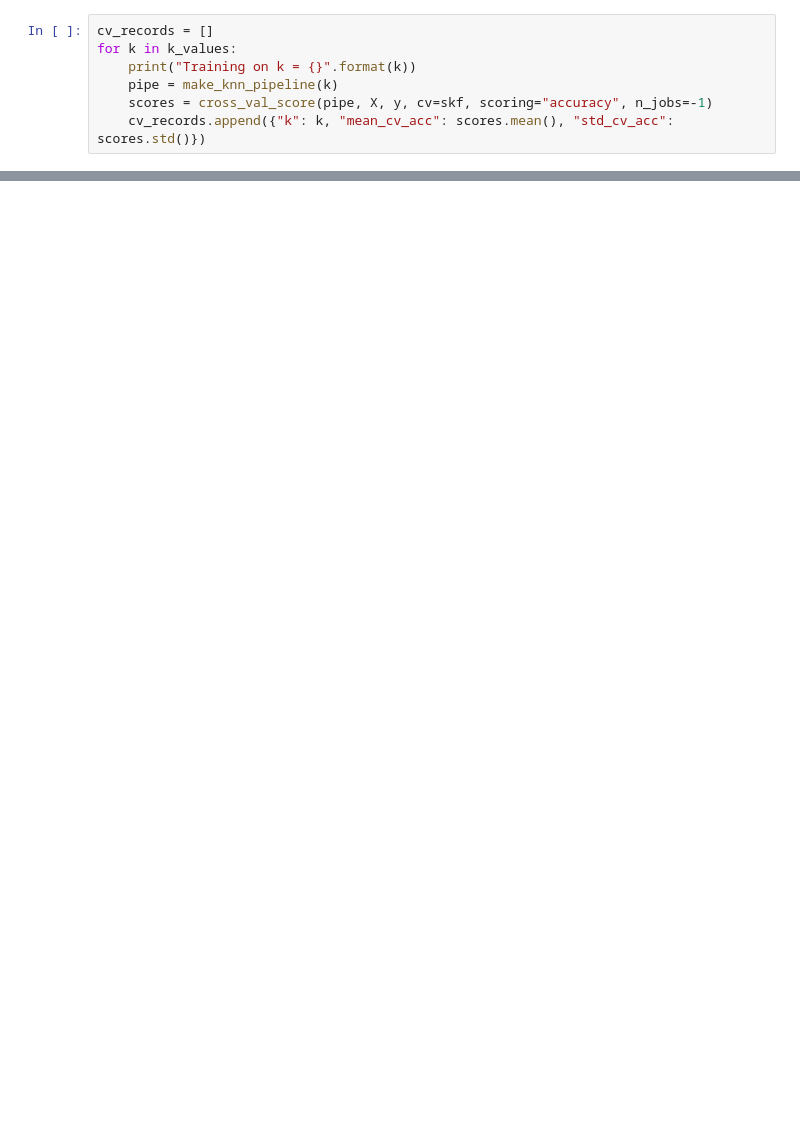
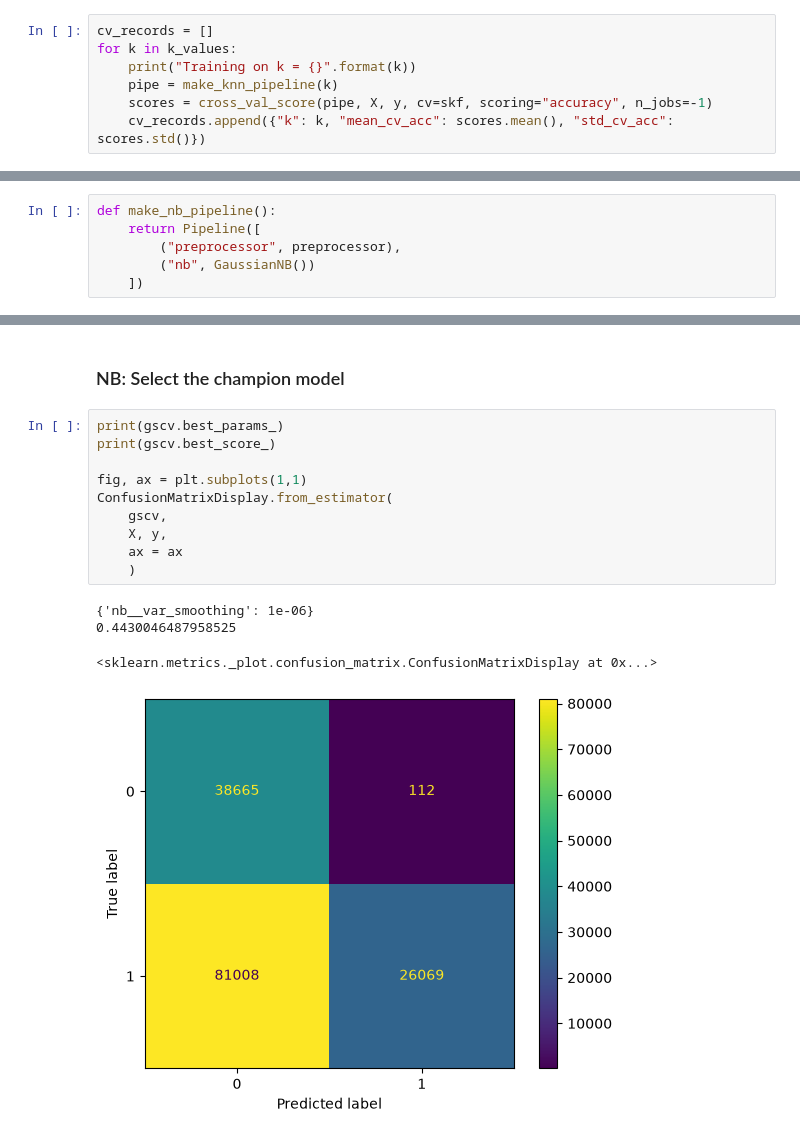
Before and after one commit to Henphan/Data-Mining-Assignment, a Jupyter notebook: src/run.ipynb, the cells around one changed output, grey strips where cells are left out. Saved outputs shown, nothing was run; the diff lists cells and outputs as text; blank space fills up the shorter version.

```diff
--- a/src/run.ipynb
+++ b/src/run.ipynb
@@ -156,0 +177,6 @@ for metric in ["test_accuracy", "test_precision", "test_recall", "test_f1"]:
+# %%
+def make_nb_pipeline():
+    return Pipeline([
+        ("preprocessor", preprocessor),
+        ("nb", GaussianNB())
+    ])
@@ -156,0 +206,17 @@ for metric in ["test_accuracy", "test_precision", "test_recall", "test_f1"]:
+# %% [markdown]
+### NB: Select the champion model
+# %%
+print(gscv.best_params_)
+print(gscv.best_score_)
+
+fig, ax = plt.subplots(1,1)
+ConfusionMatrixDisplay.from_estimator(
+    gscv,
+    X, y,
+    ax = ax
+    )
+# %% [output]
+{'nb__var_smoothing': 1e-06}
+0.4430046487958525
+<sklearn.metrics._plot.confusion_matrix.ConfusionMatrixDisplay at 0x...>
+[figure, added]
```
Also changed, not shown: parts of 23 cells of this notebook, 1 other file.
